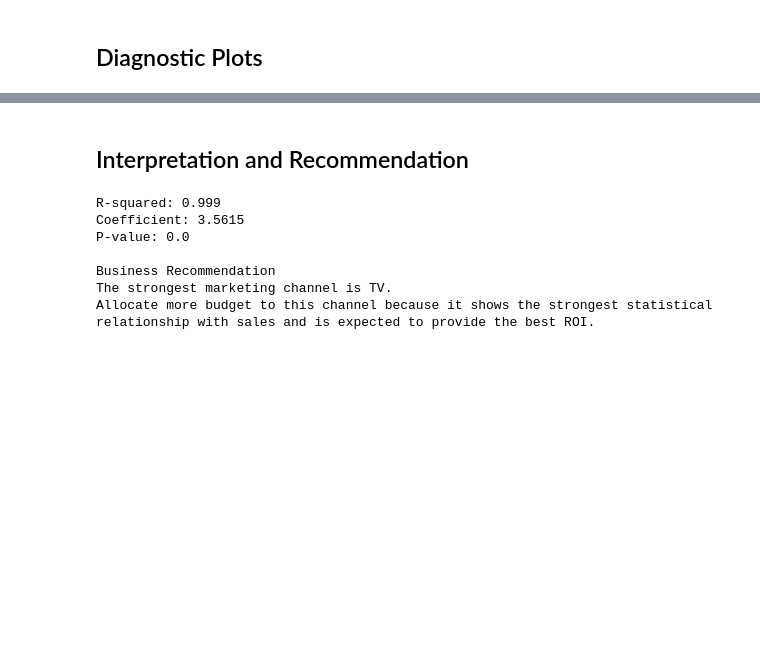
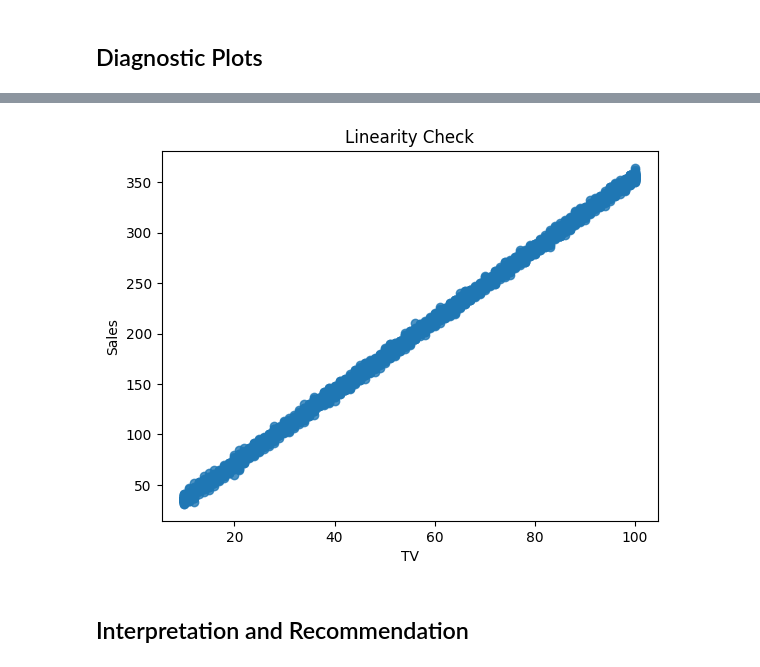
Before and after one commit to Bienbaz/Simple-Linear-Regression-Marketing-ROI-Analysis, a Jupyter notebook: regression_analysis.ipynb, the cells around one changed output, grey strips where cells are left out. Drawn from its saved outputs; the diff is of its cells as text; code cells hidden in the pictures; blank space fills up the shorter version.

```diff
--- a/regression_analysis.ipynb
+++ b/regression_analysis.ipynb
@@ -142,21 +103,8 @@ plt.show()
+# %%
+sns.regplot(x=df["TV"], y=df["Sales"])
+plt.title("Linearity Check")
+plt.show()
+# %% [output]
+[figure, added]
 # %% [markdown]
 ## Interpretation and Recommendation
-# %%
-r2 = model.rsquared
-pvalue = model.pvalues.iloc[1]
-
-print("R-squared:", round(r2,4))
-print("Coefficient:", round(coef,4))
-print("P-value:", pvalue)
-
-print("\nBusiness Recommendation")
-print(f"The strongest marketing channel is {best_feature}.")
-print("Allocate more budget to this channel because it shows the strongest statistical relationship with sales and is expected to provide the best ROI.")
-# %% [output]
-R-squared: 0.999
-Coefficient: 3.5615
-P-value: 0.0
-
-Business Recommendation
-The strongest marketing channel is TV.
-Allocate more budget to this channel because it shows the strongest statistical relationship with sales and is expected to provide the best ROI.
```
Also changed, not shown: parts of 18 cells of this notebook.
